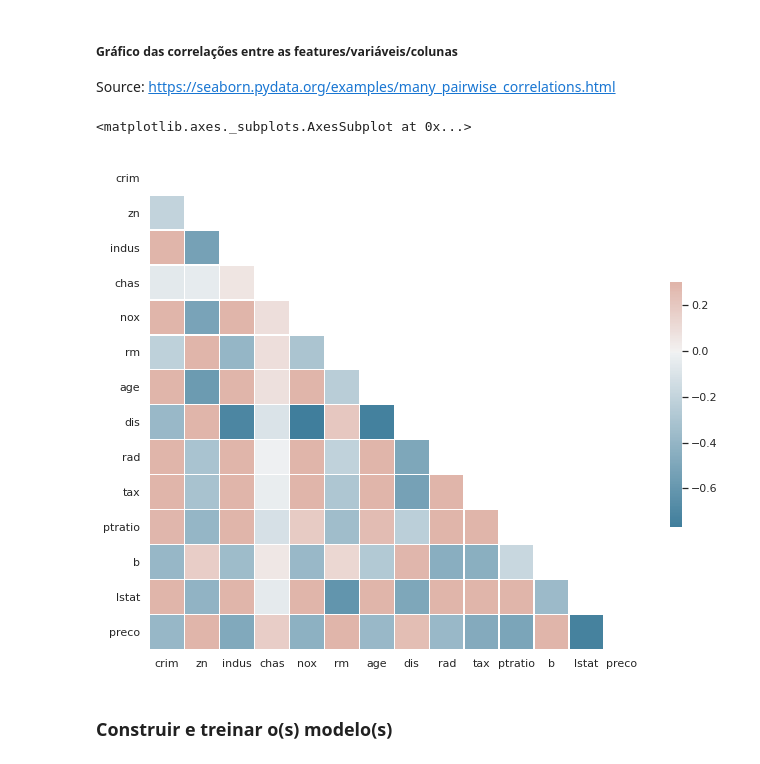
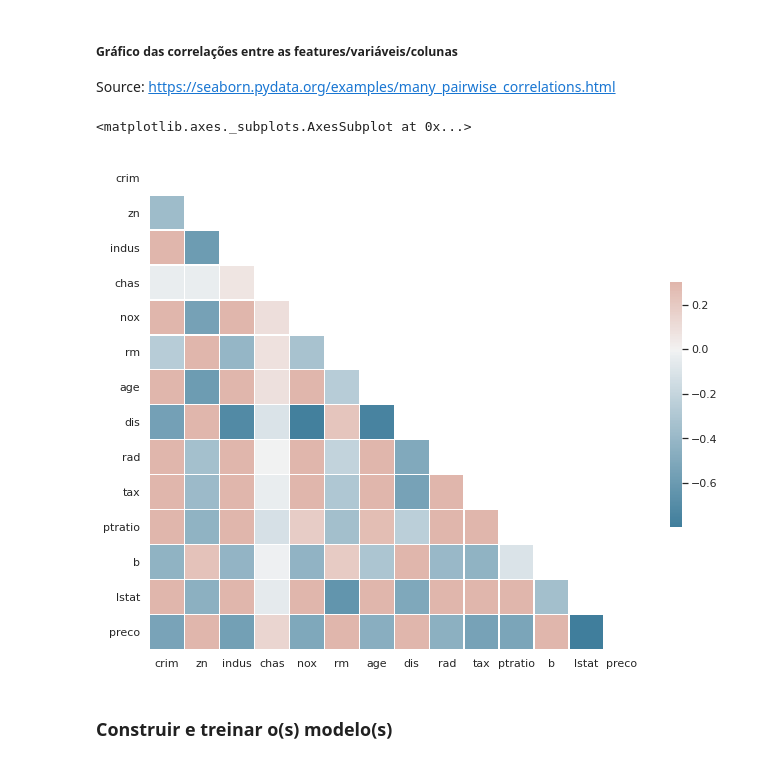
Before and after one commit to atarasaki/DSWP-editados, a Jupyter notebook: Notebooks/2020-10-27-Exemplo-BostonHousePricing.ipynb, the cells around one changed output. Cells and saved outputs as stored; diff of their text form; code cells hidden in the pictures.

```diff
--- a/Notebooks/2020-10-27-Exemplo-BostonHousePricing.ipynb
+++ b/Notebooks/2020-10-27-Exemplo-BostonHousePricing.ipynb
@@ -105,0 +278,3 @@ df_boston.head()
+# %%
+l_cols = df_boston.columns.to_list()
+l_cols
@@ -105,0 +302,8 @@ df_boston.head()
+# %%
+for col in l_cols:
+  if col != 'chas':
+    df_boston.loc[ df_boston[col] < df_boston_lim_inf[col], [col] ] = df_boston_lim_inf[col]
+# %%
+for col in l_cols:
+  if col != 'chas':
+    df_boston.loc[ df_boston[col] > df_boston_lim_sup[col], [col] ] = df_boston_lim_sup[col]
@@ -105,0 +378,6 @@ df_boston.head()
+# %%
+a_boston_mms = MinMaxScaler().fit_transform(df_boston)
+df_boston_mms = pd.DataFrame(a_boston_mms, columns = l_cols)
+
+# Gráfico
+df_boston_mms.plot(kind = 'kde', figsize=(20,10))
@@ -170,30 +451,30 @@ Source: https://seaborn.pydata.org/examples/many_pairwise_correlations.html
 # %%
 import seaborn as sns
 from string import ascii_letters
 import matplotlib.pyplot as plt
 
 sns.set_theme(style = "white")
 
-d = df_boston
+d = df_boston_mms
 
 # Compute the correlation matrix
 corr = d.corr()
 
 # Generate a mask for the upper triangle
 mask = np.triu(np.ones_like(corr, dtype=bool))
 
 # Set up the matplotlib figure
 f, ax = plt.subplots(figsize=(11, 9))
 
 # Generate a custom diverging colormap
 cmap = sns.diverging_palette(230, 20, as_cmap=True)
 
 # Draw the heatmap with the mask and correct aspect ratio
 sns.heatmap(corr, mask=mask, cmap=cmap, vmax=.3, center=0,
             square=True, linewidths=.5, cbar_kws={"shrink": .5})
 # %% [output]
 <matplotlib.axes._subplots.AxesSubplot at 0x...>
-[figure, old version]
+[figure, new version]
 # %% [markdown]
 ### Construir e treinar o(s) modelo(s)
 # %%
```
Also changed, not shown: parts of 35 cells of this notebook.
